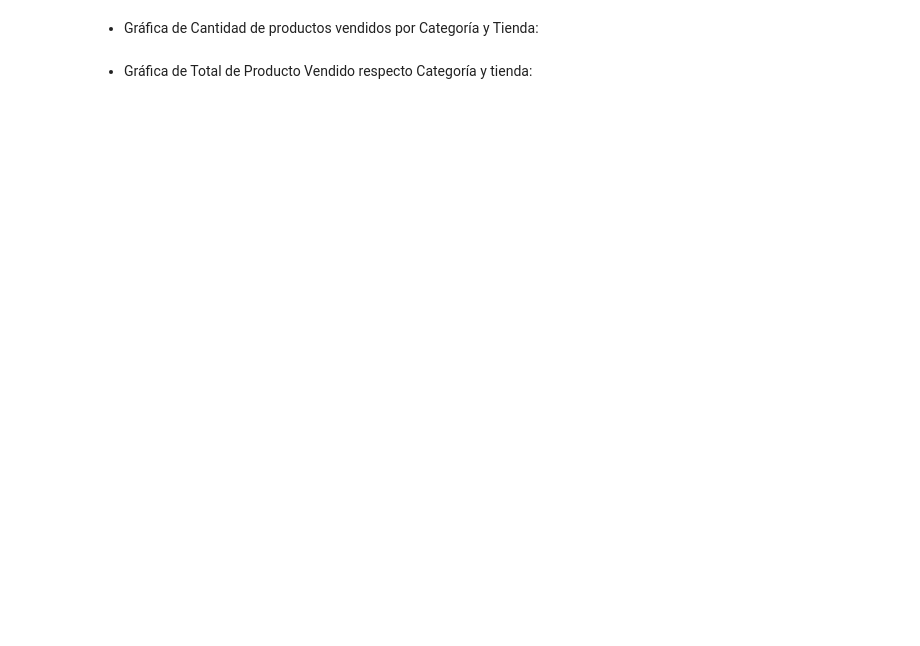
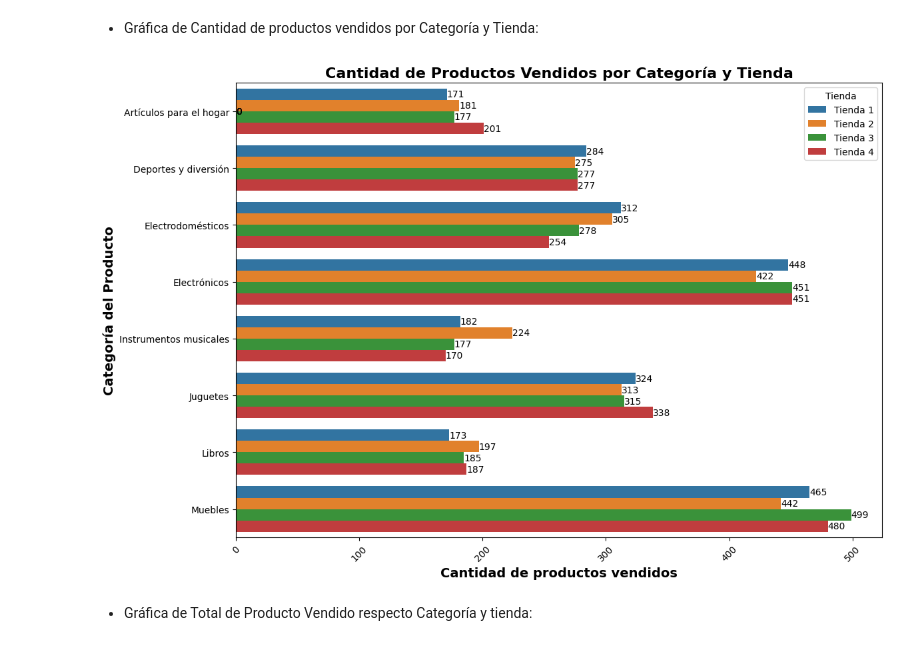
Before and after one commit to Afes-reop/Challenge-Alura-1, a Jupyter notebook: Challenge Alura 1.ipynb, the cells around one changed output. Saved outputs shown, nothing was run; the diff lists cells and outputs as text; code cells hidden in the pictures; blank space fills up the shorter version.

```diff
--- a/Challenge Alura 1.ipynb
+++ b/Challenge Alura 1.ipynb
@@ -151,0 +156,20 @@ Libros                                  187    $9,321,300.00
+# %%
+def calcular_categorias(store,categoria):
+    df = pd.DataFrame(store);
+    return df.groupby([categoria]).agg(
+    cantidad_productos=(categoria, 'size'),
+    cantidad_vendida=('Precio', 'sum'),
+    );
+
+resultados_store = {};
+
+for i, store in enumerate(stores):
+    categorias = calcular_categorias(store, 'Categoría del Producto');
+    categorias['Tienda'] = f'Tienda {i+1}';
+    categorias = categorias.reset_index();
+    resultados_store[f'Tienda {i+1}'] = categorias;
+
+df1 = pd.concat(resultados_store.values(), ignore_index=True);
+
+df1['cantidad_vendida'] = df1['cantidad_vendida'].map('{:,.2f}'.format)
+print(df1)
@@ -152,4 +194,28 @@ Libros                                  187    $9,321,300.00
 # %% [markdown]
 - Gráfica de Cantidad de productos vendidos por Categoría y Tienda:
+# %%
+df1['cantidad_productos'] = df1['cantidad_productos'].astype(float);
+
+plt.figure(figsize=(12, 8));
+ax = sns.barplot(
+    data=df1,
+    y='Categoría del Producto',
+    x='cantidad_productos',
+    hue='Tienda'
+)
+
+for barra in ax.patches:
+    cantidad = barra.get_width();
+    ax.text(cantidad, barra.get_y() + barra.get_height()/2,
+            f'{cantidad:,.0f}', va='center', ha='left', fontsize=10, color='black');
+
+plt.title('Cantidad de Productos Vendidos por Categoría y Tienda', fontsize=16, fontweight='bold');
+plt.xlabel('Cantidad de productos vendidos', fontsize=14, fontweight='bold');
+plt.ylabel('Categoría del Producto', fontsize=14, fontweight='bold');
+plt.xticks(rotation=45);
+plt.tight_layout();
+plt.show();
+# %% [output]
+[figure, added]
 # %% [markdown]
 - Gráfica de Total de Producto Vendido respecto Categoría y tienda:
```
Also changed, not shown: parts of 6 cells of this notebook.
